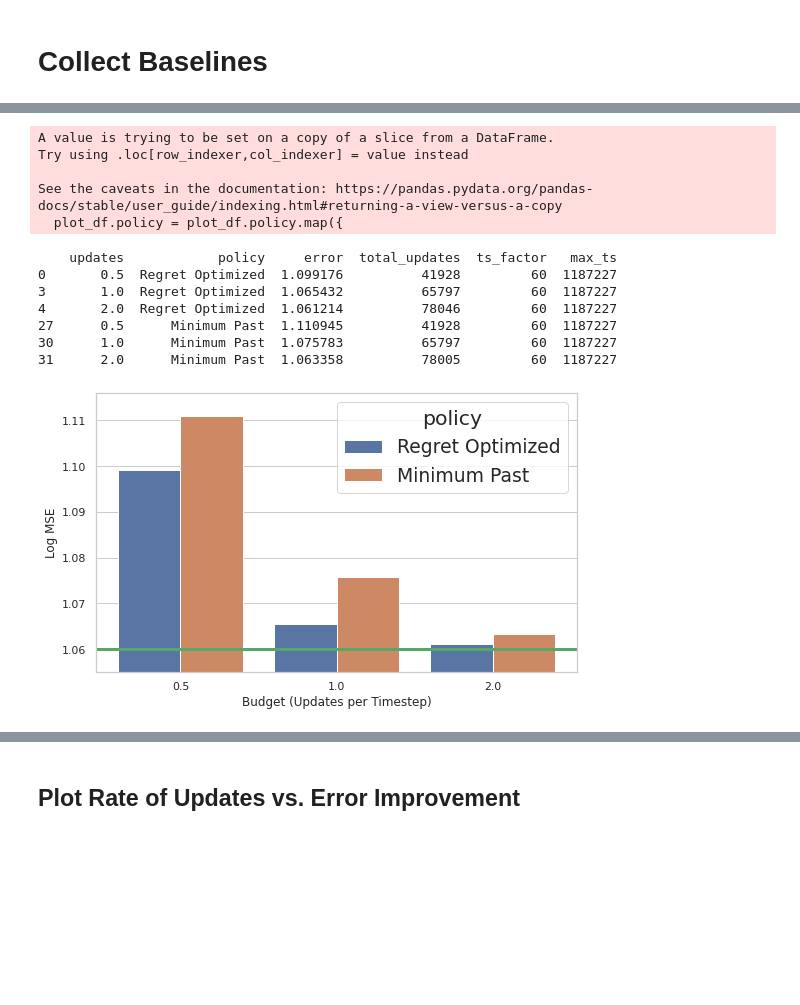
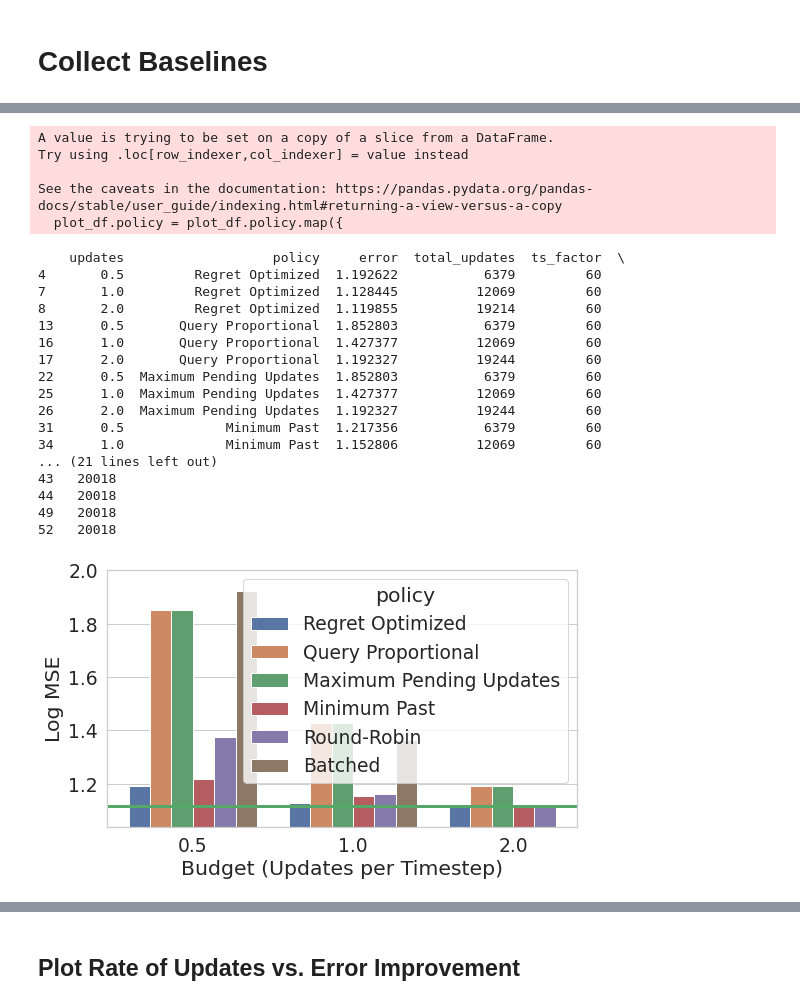
Before and after one commit to feature-store/experiments, a Jupyter notebook: nb/03-29-22-als_plots.ipynb, the cells around one changed output, grey strips where cells are left out. Saved outputs shown, nothing was run; the diff lists cells and outputs as text; code cells hidden in the pictures; blank space fills up the shorter version.

Commit message:
modify plots

```diff
--- a/nb/03-29-22-als_plots.ipynb
+++ b/nb/03-29-22-als_plots.ipynb
@@ -41,11 +41,12 @@ avg_runtime = runtimes.runtimes.mean()
 avg_runtime
 # %%
 split = 0.75
-updates_per_ts = [0.5, 0.25, 0.2, 1, 2, 3, 4, 5, 8, 10000, None]
+#updates_per_ts = [0.5, 0.25, 0.2, 1, 2, 3, 4, 5, 8, 10000, None]
+updates_per_ts = [0.5, 0.25, 0.2, 1, 2, 3, 4, 5, 8]
 ts_factor = [60] #, 60*60, 60*60*24]
-policies = ["total_error_cold", "query_proportional", "max_pending", "min_past", "round_robin", "batch"] #, "last_query"]
+policies = ["random", "total_error_cold", "query_proportional", "max_pending", "min_past", "round_robin", "batch"] #, "last_query"]
 # %%
-limit = None #100000 #100000
+limit = 100000 #100000
 # %%
 stream_df = pd.read_csv(f'{dataset_dir}/stream_{split}.csv')
 start_ts = stream_df.timestamp.min()
@@ -338,26 +381,36 @@ def plot_factor(ts_factor_filter, subset, updates):
 
     return plt
 # %%
-#subset = ["total_error_cold", "min_past", "round_robin", "max_pending", "last_query", "query_proportional", "batch"]
-subset = ["total_error_cold", "min_past"]
+subset = ["random", "total_error_cold", "min_past", "round_robin", "max_pending", "last_query", "query_proportional", "batch"]
+#subset = ["total_error_cold", "min_past"]
 
 plt = plot_factor(60, subset, updates=[0.5, 1, 2])
 plt.tight_layout()
 plt.savefig('/data/wooders/ralf-vldb/plots/als_1m_bar_1.pdf')
 # %% [output]
 A value is trying to be set on a copy of a slice from a DataFrame.
 Try using .loc[row_indexer,col_indexer] = value instead
 
 See the caveats in the documentation: https://pandas.pydata.org/pandas-docs/stable/user_guide/indexing.html#returning-a-view-versus-a-copy
   plot_df.policy = plot_df.policy.map({
-    updates            policy     error  total_updates  ts_factor   max_ts
-0       0.5  Regret Optimized  1.099176          41928         60  1187227
-3       1.0  Regret Optimized  1.065432          65797         60  1187227
-4       2.0  Regret Optimized  1.061214          78046         60  1187227
-27      0.5      Minimum Past  1.110945          41928         60  1187227
-30      1.0      Minimum Past  1.075783          65797         60  1187227
-31      2.0      Minimum Past  1.063358          78005         60  1187227
+    updates                   policy     error  total_updates  ts_factor  \
+4       0.5         Regret Optimized  1.192622           6379         60
+7       1.0         Regret Optimized  1.128445          12069         60
+8       2.0         Regret Optimized  1.119855          19214         60
+13      0.5       Query Proportional  1.852803           6379         60
+16      1.0       Query Proportional  1.427377          12069         60
+17      2.0       Query Proportional  1.192327          19244         60
+22      0.5  Maximum Pending Updates  1.852803           6379         60
+25      1.0  Maximum Pending Updates  1.427377          12069         60
+26      2.0  Maximum Pending Updates  1.192327          19244         60
+31      0.5             Minimum Past  1.217356           6379         60
+34      1.0             Minimum Past  1.152806          12069         60
+... (21 lines left out)
+43   20018
+44   20018
+49   20018
+52   20018
-[figure, old version]
+[figure, new version]
 # %%
 subset = ["total_error_cold", "min_past"]
 
```
Also changed, not shown: parts of 9 cells of this notebook, 5 other files.
